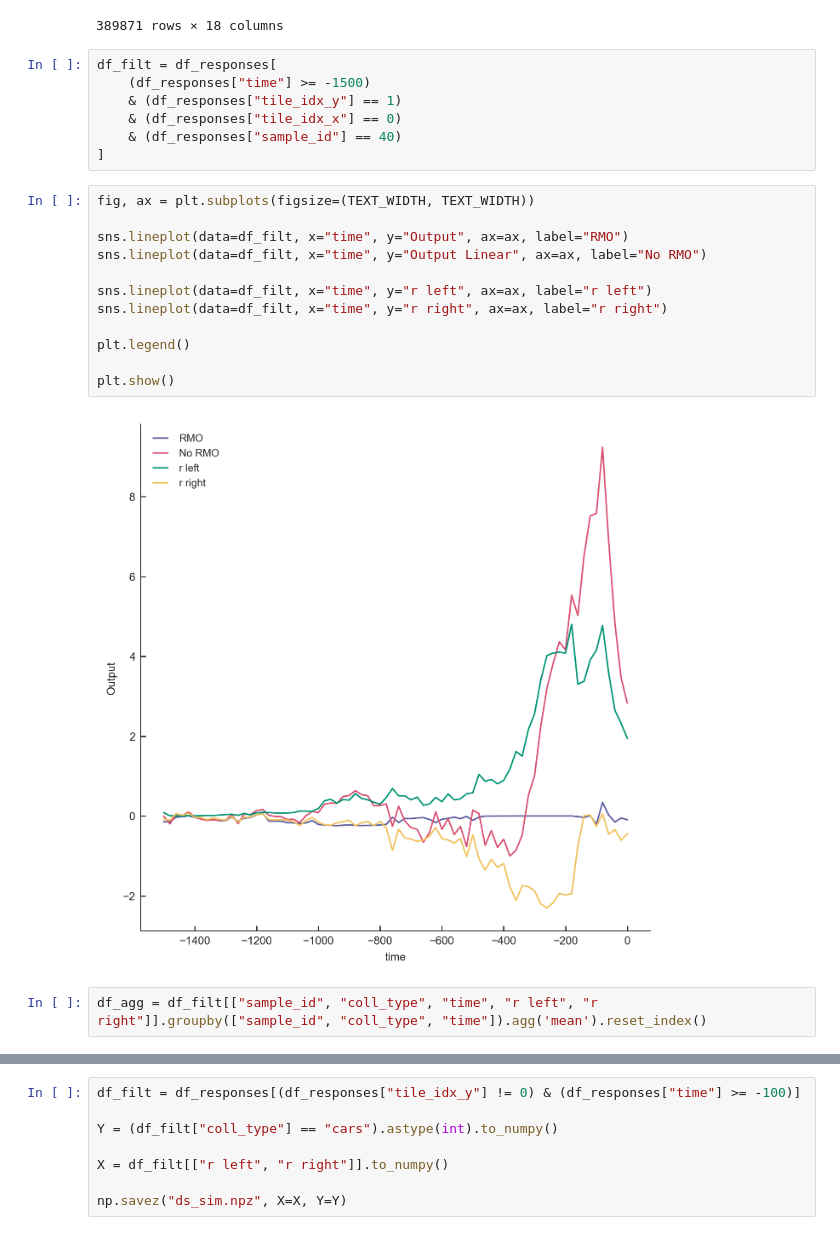
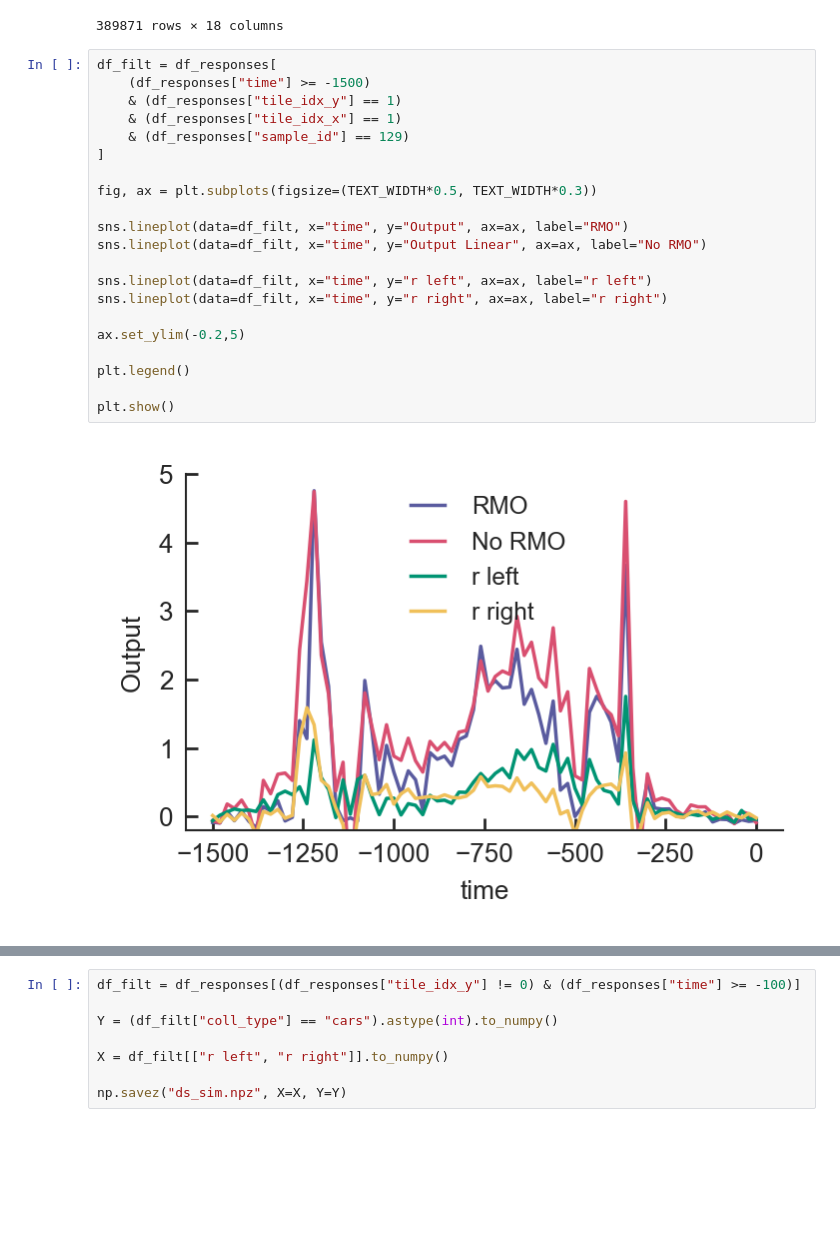
Before and after one commit to FabianSchubert/Bio-Inspired-Event-Based-Looming-Object-Detection-for-Automotive-Collision-Avoidance, a Jupyter notebook: experiments/car_crash_dataset/gen_results.ipynb, the cells around one changed output, grey strips where cells are left out. Cells and saved outputs as stored; diff of their text form; blank space fills up the shorter version.

```diff
--- a/experiments/car_crash_dataset/gen_results.ipynb
+++ b/experiments/car_crash_dataset/gen_results.ipynb
@@ -204,26 +204,26 @@ df_responses
 | 389869 | 777993 | 104 | EMD | 3 | 2 | 2 | none | 4908 | NaN | ... |
 | 389870 | 777995 | 104 | EMD | 3 | 2 | 2 | none | 4908 | NaN | ... |
 389871 rows × 18 columns
-# %%
-df_filt = df_responses[
-    (df_responses["time"] >= -1500)
-    & (df_responses["tile_idx_y"] == 1)
-    & (df_responses["tile_idx_x"] == 0)
-    & (df_responses["sample_id"] == 40)
-]
 # %%
-fig, ax = plt.subplots(figsize=(TEXT_WIDTH, TEXT_WIDTH))
+df_filt = df_responses[
+    (df_responses["time"] >= -1500)
+    & (df_responses["tile_idx_y"] == 1)
+    & (df_responses["tile_idx_x"] == 1)
+    & (df_responses["sample_id"] == 129)
+]
+
+fig, ax = plt.subplots(figsize=(TEXT_WIDTH*0.5, TEXT_WIDTH*0.3))
 
 sns.lineplot(data=df_filt, x="time", y="Output", ax=ax, label="RMO")
 sns.lineplot(data=df_filt, x="time", y="Output Linear", ax=ax, label="No RMO")
 
 sns.lineplot(data=df_filt, x="time", y="r left", ax=ax, label="r left")
 sns.lineplot(data=df_filt, x="time", y="r right", ax=ax, label="r right")
 
+ax.set_ylim(-0.2,5)
+
 plt.legend()
 
 plt.show()
 # %% [output]
-[figure, old version]
+[figure, new version]
-# %%
-df_agg = df_filt[["sample_id", "coll_type", "time", "r left", "r right"]].groupby(["sample_id", "coll_type", "time"]).agg('mean').reset_index()
```
Also changed, not shown: parts of 5 cells of this notebook, 1 other file.
